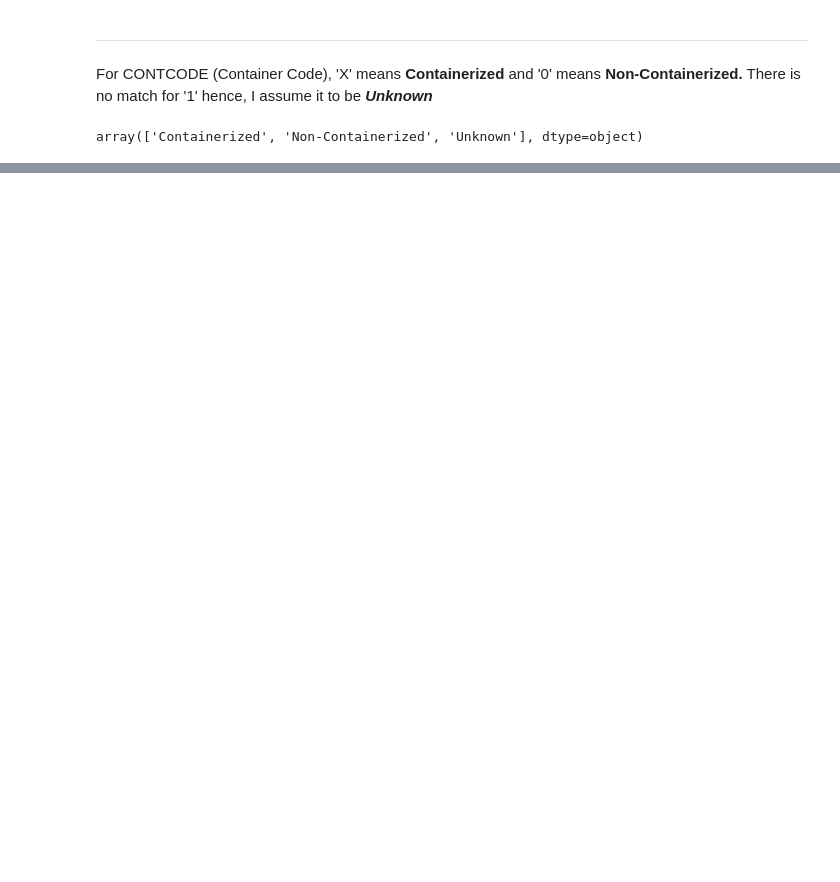
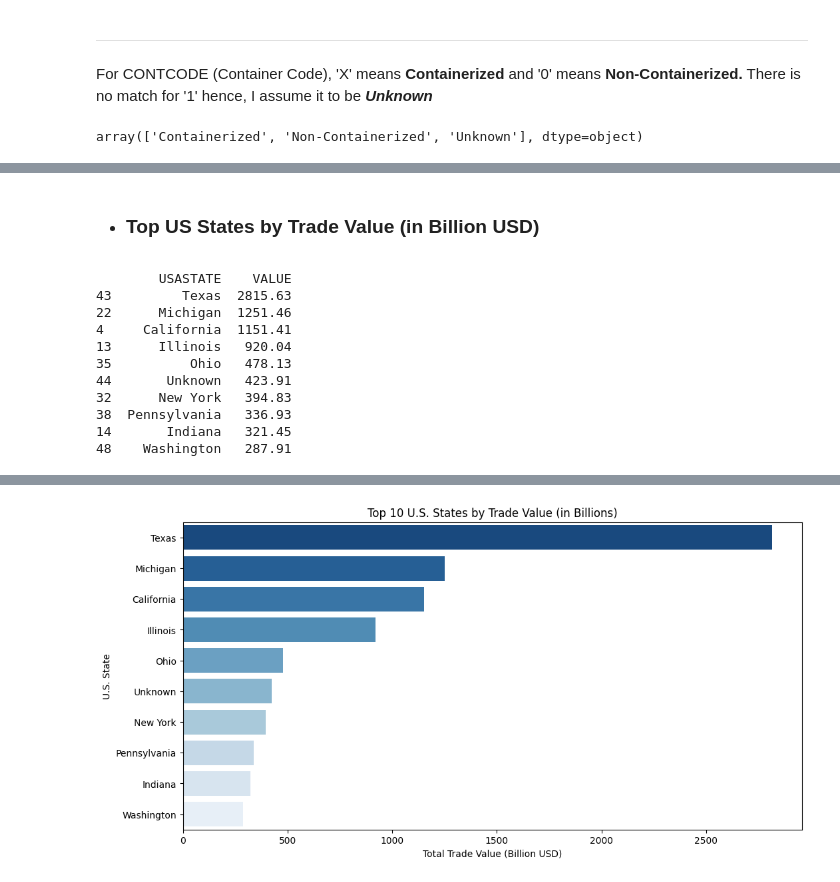
Before and after one commit to matth-adenyo/TransBorder_Freight_Data_Analysis, a Jupyter notebook: Trans-Border Freight Analysis.ipynb, the cells around one changed output, grey strips where cells are left out. Drawn from its saved outputs; the diff is of its cells as text; code cells hidden in the pictures; blank space fills up the shorter version.

```diff
--- a/Trans-Border Freight Analysis.ipynb
+++ b/Trans-Border Freight Analysis.ipynb
@@ -577,0 +719,27 @@ memory usage: 745.8+ MB
+# %% [markdown]
+- ### Top US States by Trade Value (in Billion USD)
+# %%
+state_values = final_data.groupby('USASTATE')["VALUE"].sum().reset_index()
+state_values['VALUE'] = (state_values['VALUE'] / 1_000_000_000).round(2)
+top_10_states = state_values.sort_values(by = 'VALUE', ascending = False).head(10)
+
+print(top_10_states)
+
+plt.figure(figsize = (12, 6))
+sns.barplot(y = top_10_states['USASTATE'], hue = top_10_states['USASTATE'], x = top_10_states['VALUE'], palette = 'Blues_r')
+plt.xlabel('Total Trade Value (Billion USD)')
+plt.ylabel('U.S. State')
+plt.title('Top 10 U.S. States by Trade Value (in Billions)')
+plt.show()
+# %% [output]
+        USASTATE    VALUE
+43         Texas  2815.63
+22      Michigan  1251.46
+4     California  1151.41
+13      Illinois   920.04
+35          Ohio   478.13
+44       Unknown   423.91
+32      New York   394.83
+38  Pennsylvania   336.93
+14       Indiana   321.45
+48    Washington   287.91
@@ -577,0 +752 @@ memory usage: 745.8+ MB
+[figure, added]
```
Also changed, not shown: parts of 133 cells of this notebook.
